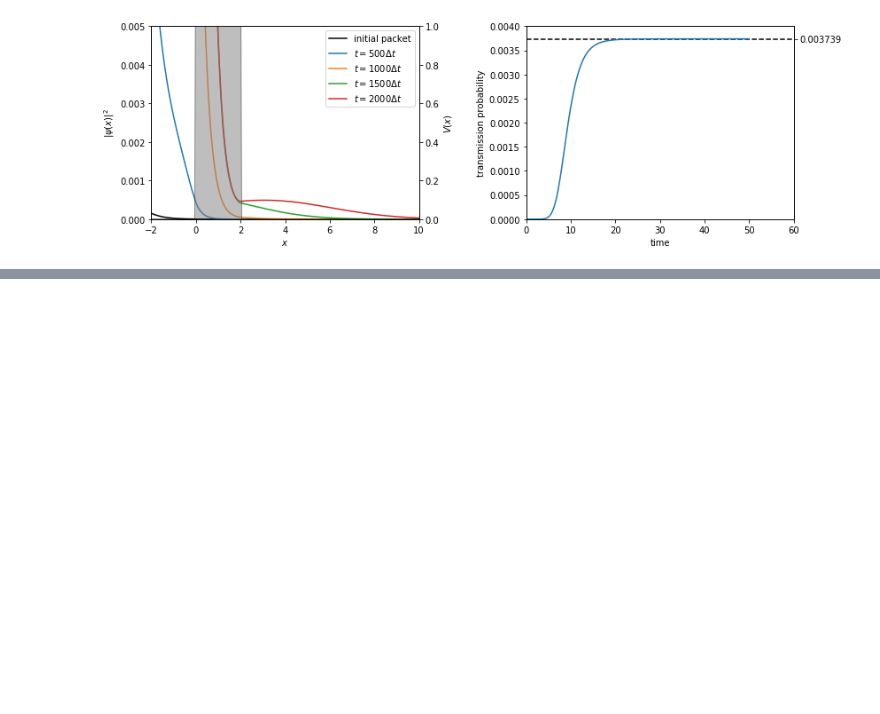
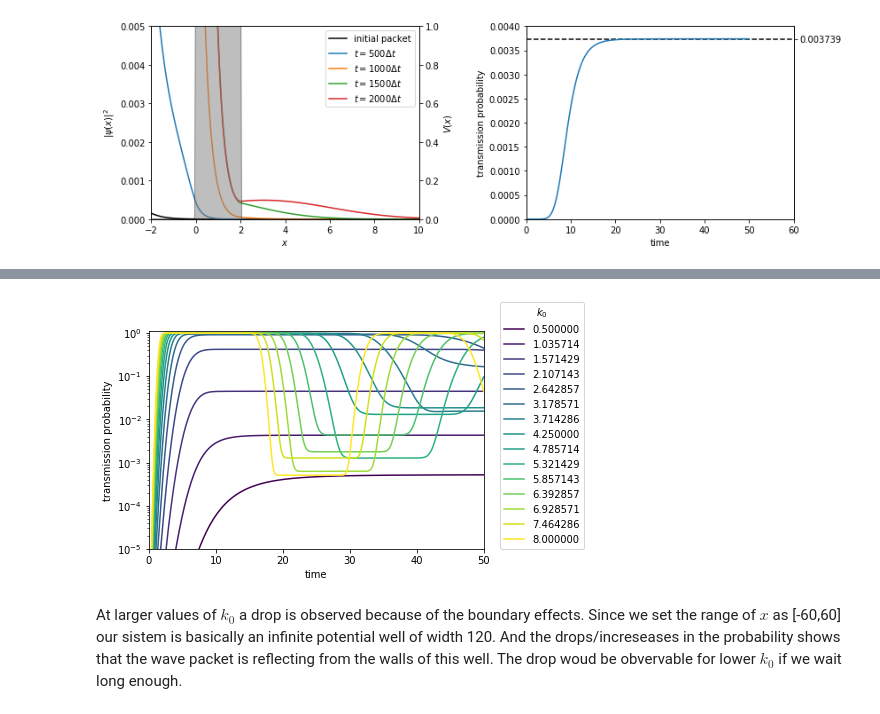
Before and after one commit to Miguelsanchezav/miguel_sanchez2, a Jupyter notebook: miguel_sanchez2_01.ipynb, the cells around one changed output, grey strips where cells are left out. Saved outputs shown, nothing was run; the diff lists cells and outputs as text; code cells hidden in the pictures; blank space fills up the shorter version.

```diff
--- a/miguel_sanchez2_01.ipynb
+++ b/miguel_sanchez2_01.ipynb
@@ -165,3 +169,5 @@ T_lim = np.mean(T[-1000:])
+# %%
+T, T_lim = transmission_probability(p)
 # %%
 fig, ax = plt.subplots(1, 2, figsize=(13,4))
 plt.subplots_adjust(wspace=0.4)
@@ -187,3 +193,25 @@ bx1 = ax[1].twinx()
 bx1.set(ylim=ax[1].set_ylim(), yticks=[T_lim]);
 # %% [output]
 [figure]
+# %%
+k_0_list = np.linspace(0.5,8,15)
+
+ti = time()
+for k_0 in k_0_list:
+    parameter_values = {'delta_t' : 0.005
+                       ,'t_final' : 50
+                       ,'delta_x' : 0.05
+                       ,'x_min' : -60
+                       ,'x_max' : 60
+                       ,'M' : 2401
+                       ,'k_0' : k_0
+                       ,'sigma_0' : 3
+                       ,'x_0' : -10
+                       ,'L' : 2
+                       ,'V_0' : 2}
+
+    s = system(**parameter_values)
+    s.simulation()
+    s.create_output()
+
+    print((time()-ti)/60)
@@ -189,0 +234,23 @@ bx1.set(ylim=ax[1].set_ylim(), yticks=[T_lim]);
+# %%
+T_list = []
+T_lim_list = []
+
+for k_0 in k_0_list:
+    p = np.loadtxt('probability_density_k_0_%g.npy'%(k_0))
+    T, T_lim = transmission_probability(p)
+    T_list.append(T)
+    T_lim_list.append(T_lim)
+# %%
+norm = matplotlib.colors.Normalize(vmin=min(k_0_list), vmax=max(k_0_list))
+
+fig, ax = plt.subplots()
+
+for k_0, T in zip(k_0_list, T_list):
+    ax.semilogy(t, T, label='%f'%(k_0), c=cm.viridis(norm(k_0)))
+
+ax.legend(loc=(1.05,0), title='$k_0$')
+ax.set(xlim=(0,50), ylim=(1e-5,1.1), xlabel='time', ylabel='transmission probability');
+# %% [output]
+[figure, added]
+# %% [markdown]
+At larger values of $k_0$ a drop is observed because of the boundary effects. Since we set the range of $x$ as [-60,60] our sistem is basically an infinite potential well of width 120. And the drops/increseases in the probability shows that the wave packet is reflecting from the walls of this well. The drop woud be obvervable for lower $k_0$ if we wait long enough.
```
Also changed, not shown: parts of 6 cells of this notebook.
